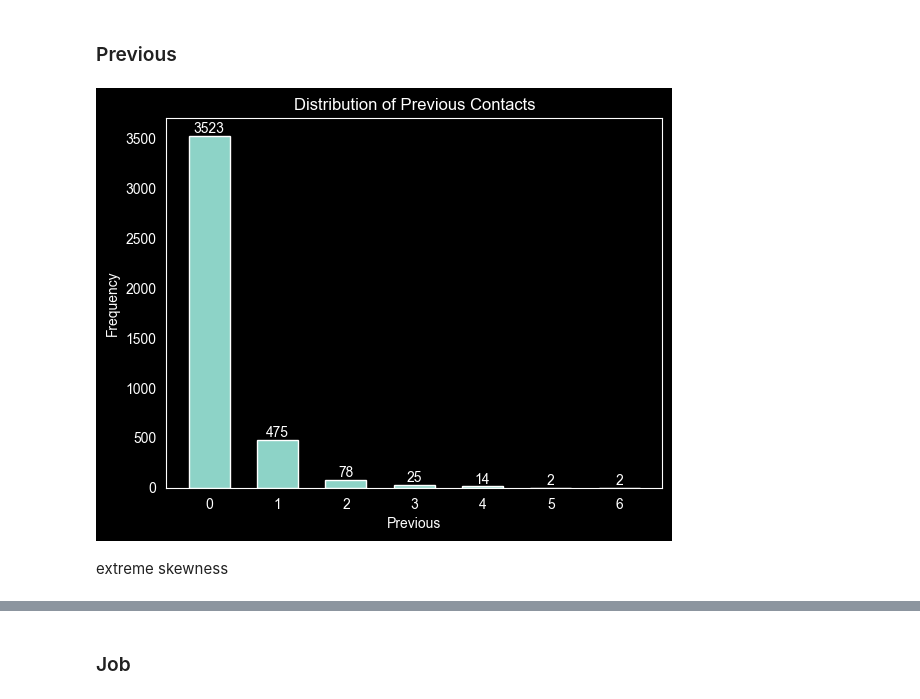
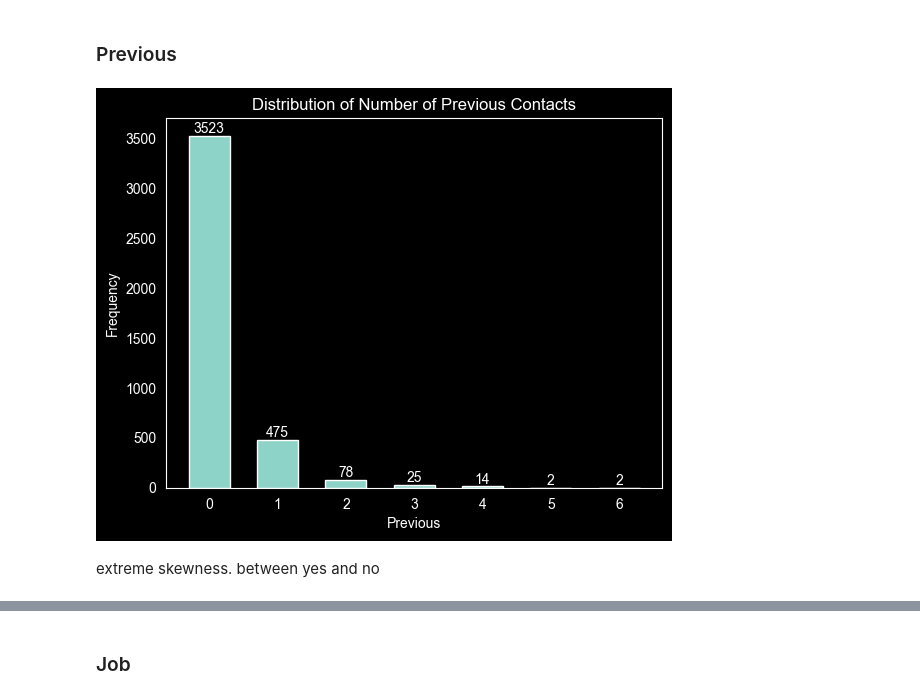
Before and after one commit to Rdrg-Blnc-IE/ML-fundamentals-2026, a Jupyter notebook: assignment_1_rodrigo_blanco_maldonado.ipynb, the cells around one changed output, grey strips where cells are left out. Cells and saved outputs as stored; diff of their text form; code cells hidden in the pictures.

```diff
--- a/assignment_1_rodrigo_blanco_maldonado.ipynb
+++ b/assignment_1_rodrigo_blanco_maldonado.ipynb
@@ -303,23 +271,23 @@ Seems relevant, but temporal leakage (session 4) do not use, availability at pre
 # %%
 counts = df['previous'].value_counts().sort_index()
 plt.figure()
 bars = plt.bar(counts.index, counts.values, width=0.6)
 plt.xlabel('Previous')
 plt.ylabel('Frequency')
-plt.title('Distribution of Previous Contacts')
+plt.title('Distribution of Number of Previous Contacts')
 plt.xticks(counts.index)
 plt.grid(False)
 for bar in bars:
     height = bar.get_height()
     plt.text(
         bar.get_x() + bar.get_width() / 2,
         height,
         str(height),
         ha='center',
         va='bottom'
     )
 plt.show()
 # %% [output]
-[figure, old version]
+[figure, new version]
 # %% [markdown]
-extreme skewness
+extreme skewness. between yes and no
```
Also changed, not shown: parts of 41 cells of this notebook.
